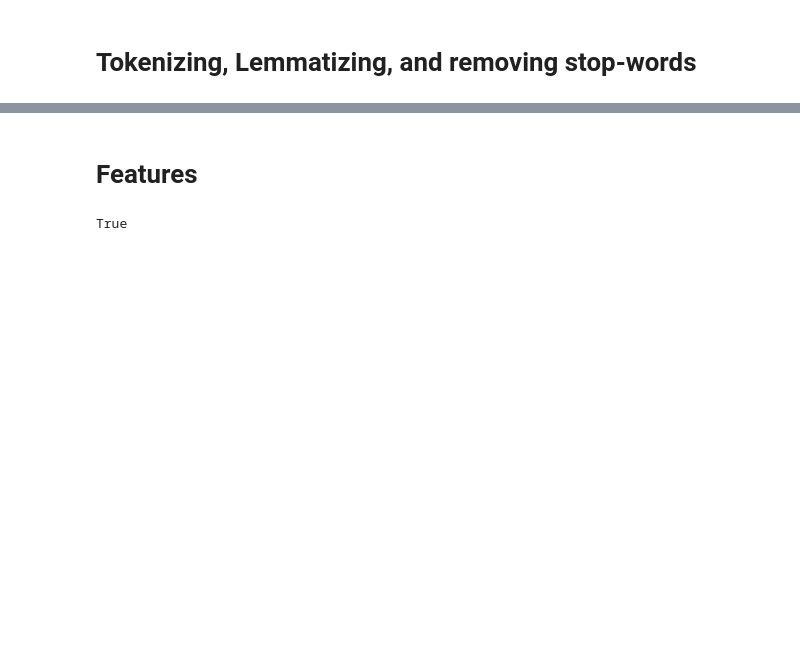
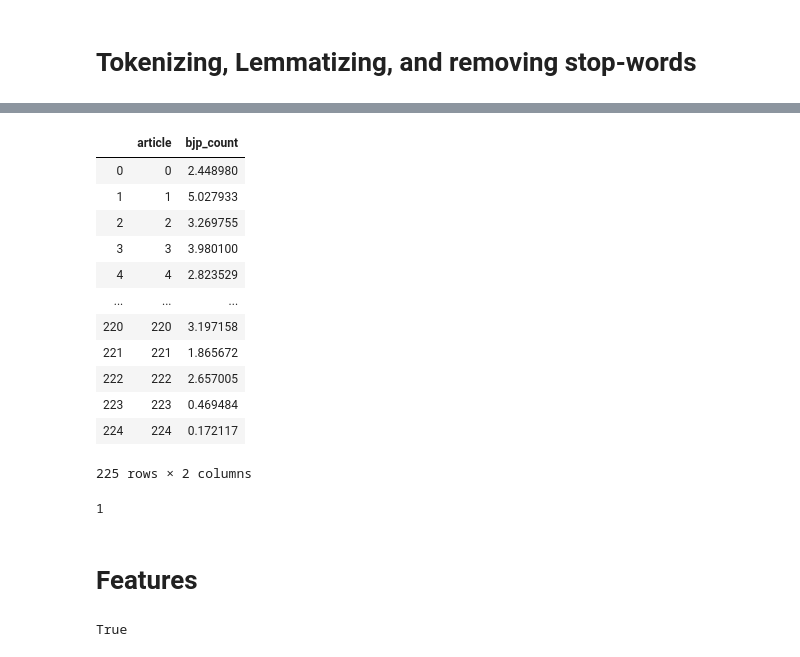
Before and after one commit to jklu-jaipur/Political-Biasness-Detection, a Jupyter notebook: PoliticalBiasnessDetection.ipynb, the cells around one changed output, grey strips where cells are left out. Saved outputs shown, nothing was run; the diff lists cells and outputs as text; code cells hidden in the pictures; blank space fills up the shorter version.

```diff
--- a/PoliticalBiasnessDetection.ipynb
+++ b/PoliticalBiasnessDetection.ipynb
@@ -83,7 +74,7 @@ from nltk.stem import WordNetLemmatizer
 nltk.download('stopwords')
 
 
-df=data.clean_dataset()['Article'][49]    #for comparison of articles
+df=data.clean_dataset()['Article'][45]    #for comparison of articles
 print(df)
 
 tokens=word_tokenize(df)
@@ -167,0 +150,37 @@ See the caveats in the documentation: http://pandas.pydata.org/pandas-docs/stabl
+# %%
+def bjp(string):
+
+    file=open("data/bias-lexicon/BJP Corpus.txt","r")
+
+    for line in file:
+        words=line.split()
+        for word in words:
+            if word == string:
+                #print("found")
+                #print(words[0] , words[2])
+
+                return True
+    return False
+    file.close()
+
+
+count_bjp={
+    "article":[],
+    "bjp_count":[]
+}
+size=data.read_data().shape[0]
+for j in range(size):
+    count=0
+    #data.clean_dataset()['Article'][i]
+    article=data.clean_dataset()['Article'][j]
+    tokens=word_tokenize(article)
+    stopwordsInArticle,stopwordsNotInArticle=remove_stop_words(tokens)
+    stopwordsNotInArticle=lemmatise(stopwordsNotInArticle)
+    for i in range(len(stopwordsNotInArticle)):
+        length=len(stopwordsNotInArticle)
+        result=bjp(stopwordsNotInArticle[i])
+        if(result==True):
+            count=count+1
+    count_bjp['article'].append(j)
+    count_bjp['bjp_count'].append(count/length)
+print(count_bjp)
@@ -167,0 +252,18 @@ See the caveats in the documentation: http://pandas.pydata.org/pandas-docs/stabl
+# %%
+df_bjp = pd.DataFrame(count_bjp)
+df_bjp['bjp_count']=df_bjp['bjp_count']*100
+df_bjp
+# %% [output]
+|  | article | bjp_count |
+| 0 | 0 | 2.448980 |
+| 1 | 1 | 5.027933 |
+| 2 | 2 | 3.269755 |
+| 3 | 3 | 3.980100 |
+| 4 | 4 | 2.823529 |
+| ... | ... | ... |
+| 220 | 220 | 3.197158 |
+| 221 | 221 | 1.865672 |
+| 222 | 222 | 2.657005 |
+| 223 | 223 | 0.469484 |
+| 224 | 224 | 0.172117 |
+225 rows × 2 columns
@@ -167,0 +272,23 @@ See the caveats in the documentation: http://pandas.pydata.org/pandas-docs/stabl
+# %%
+def bjp(string):
+
+    file=open("data/bias-lexicon/congress-corpus.txt","r")
+
+    for line in file:
+        words=line.split()
+        for word in words:
+            if word == string:
+                #print("found")
+                #print(words[0] , words[2])
+
+                return True
+    return False
+    file.close()
+count=0
+for i in range(len(stopwordsNotInArticle)):
+    result=bjp(stopwordsNotInArticle[i])
+    if(result==True):
+        count=count+1
+print(count)
+# %% [output]
+1
```
Also changed, not shown: parts of 13 cells of this notebook, 19 other files.
